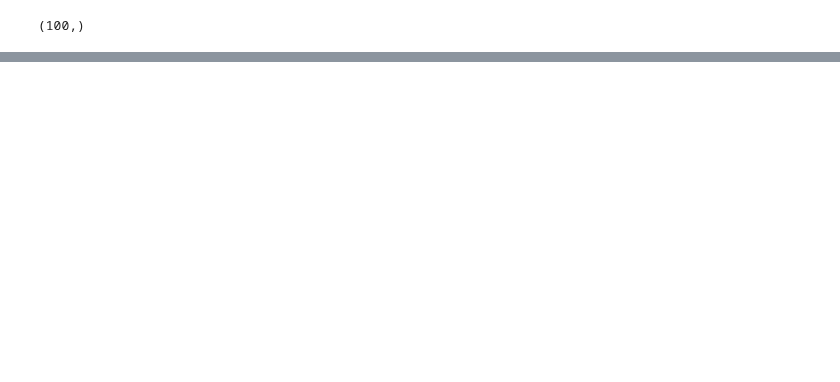
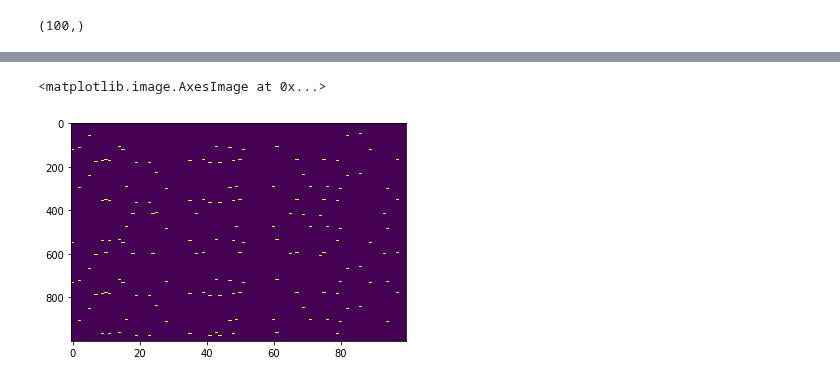
Before and after one commit to mmehrani/master_thesis, a Jupyter notebook: scripts/synchronization_problem.ipynb, the cells around one changed output, grey strips where cells are left out. Cells and saved outputs as stored; diff of their text form; code cells hidden in the pictures; blank space fills up the shorter version.

```diff
--- a/scripts/synchronization_problem.ipynb
+++ b/scripts/synchronization_problem.ipynb
@@ -43,0 +76,5 @@ False
+# %%
+plt.imshow(spiking_records,aspect= 'auto')
+# %% [output]
+<matplotlib.image.AxesImage at 0x...>
+[figure, added]
```
Also changed, not shown: parts of 11 cells of this notebook.
